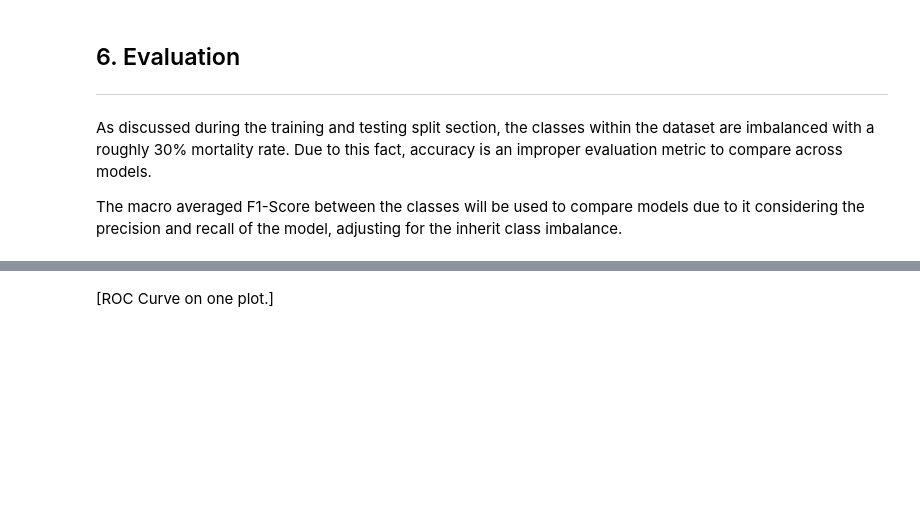
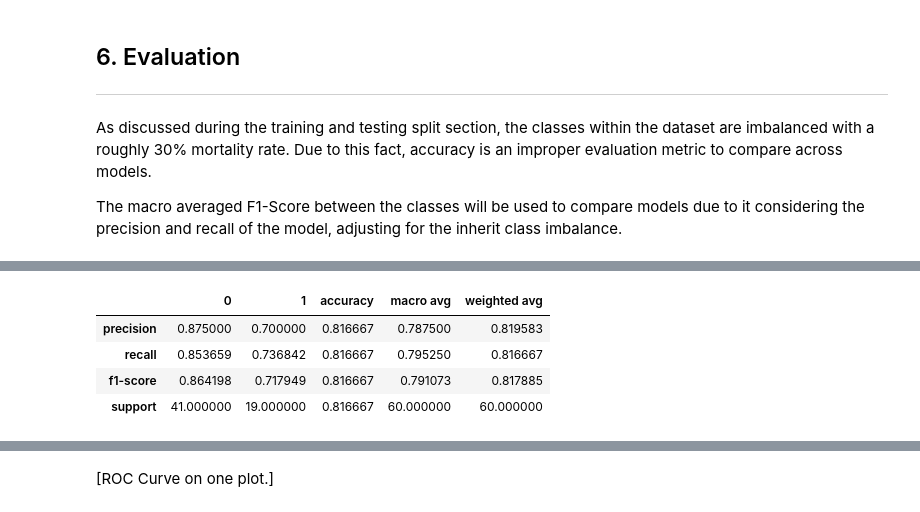
Before and after one commit to chill0121/Unsupervised_Heart_Failure_Mortality, a Jupyter notebook: Unsupervised_Heart_Failure_Mortality.ipynb, the cells around one changed output, grey strips where cells are left out. Drawn from its saved outputs; the diff is of its cells as text; code cells hidden in the pictures; blank space fills up the shorter version.

```diff
--- a/Unsupervised_Heart_Failure_Mortality.ipynb
+++ b/Unsupervised_Heart_Failure_Mortality.ipynb
@@ -692,3 +718,9 @@ results_df.style.apply(highlight_top_two).apply(max_value_highlight)
 # %%
-results = classification_report(X_test.Death.astype(int), mod_xgb.predict(X_test.drop('Death', axis = 1)), output_dict = True)
+results = classification_report(X_test.Death.astype(int), y_pred_svm, output_dict = True)
 pd.DataFrame().from_dict(results)
+# %% [output]
+|  | 0 | 1 | accuracy | macro avg | weighted avg |
+| precision | 0.875000 | 0.700000 | 0.816667 | 0.787500 | 0.819583 |
+| recall | 0.853659 | 0.736842 | 0.816667 | 0.795250 | 0.816667 |
+| f1-score | 0.864198 | 0.717949 | 0.816667 | 0.791073 | 0.817885 |
+| support | 41.000000 | 19.000000 | 0.816667 | 60.000000 | 60.000000 |
```
Also changed, not shown: parts of 11 cells of this notebook.
